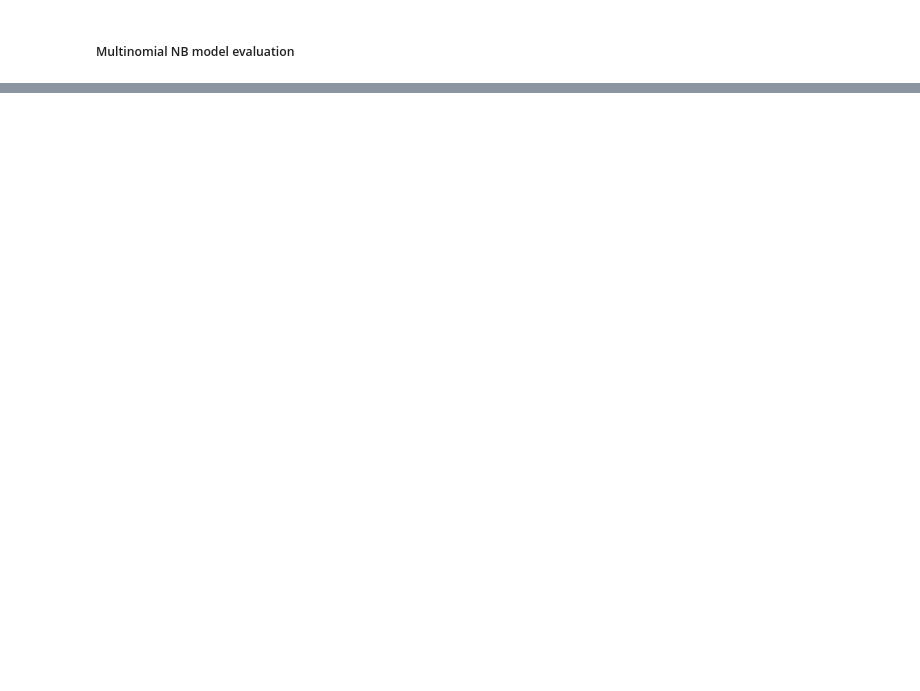
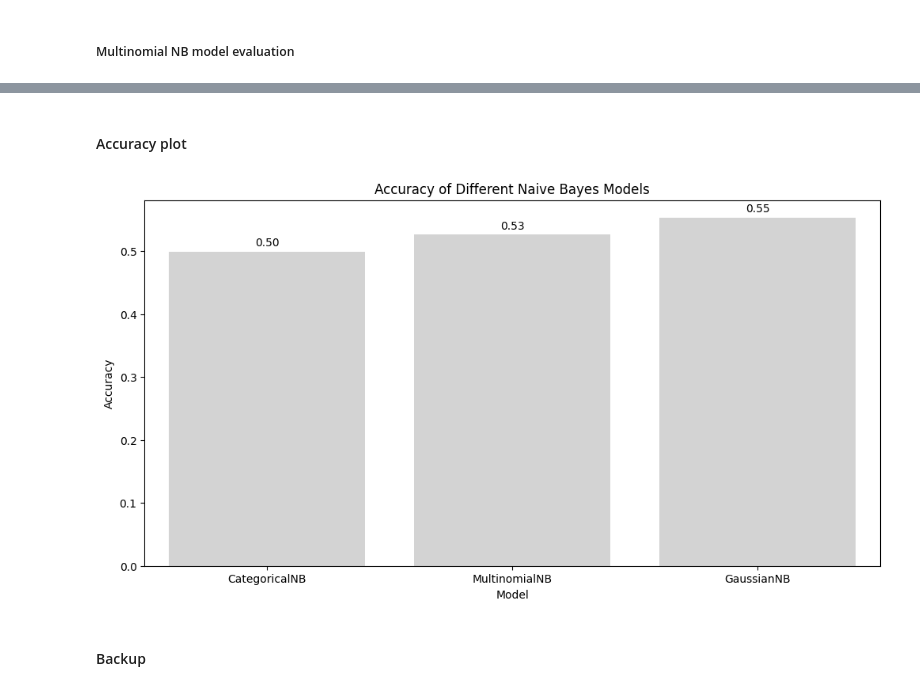
Before and after one commit to tuanna712/MLDSSpring25, a Jupyter notebook: notebooks/05_naive_bayes.ipynb, the cells around one changed output, grey strips where cells are left out. Cells and saved outputs as stored; diff of their text form; code cells hidden in the pictures; blank space fills up the shorter version.

```diff
--- a/notebooks/05_naive_bayes.ipynb
+++ b/notebooks/05_naive_bayes.ipynb
@@ -68,0 +69,4 @@ The Gaussian NB Model Prediction Probabilities are:
+# %%
+# Calculate the accuracy of the model
+gnb_accuracy = MyGNB_Model.score(Testing_G, Testing_G_Label)
+print("The accuracy of the Gaussian Naive Bayes model is: ", gnb_accuracy)
@@ -137,0 +144,4 @@ The Categorical NB Model Prediction Probabilities are:
+# %%
+# Calculate the accuracy of the model
+cnb_accuracy = My_CNB_Model.score(Testing_C, Testing_C_Label)
+print("The accuracy of the Categorical Naive Bayes model is: ", cnb_accuracy)
@@ -223,0 +254,4 @@ The Multinomial NB Model Prediction Probabilities are:
+# %%
+# Calculate the accuracy of the model
+mnb_accuracy = My_MN_Model.score(Testing_MN, Testing_MN_Label)
+print("The accuracy of the Multinomial Naive Bayes model is: ", mnb_accuracy)
@@ -359,0 +428,42 @@ SandstoneShale       0.00      0.00      0.00       448
+# %% [markdown]
+#### Accuracy plot
+# %%
+# Plot accuracy of the models
+import matplotlib.pyplot as plt
+import seaborn as sns
+import pandas as pd
+
+# Create a DataFrame with the data
+data = {
+    'Model': ['GaussianNB', 'CategoricalNB', 'MultinomialNB'],
+    'Accuracy': [gnb_accuracy, cnb_accuracy, mnb_accuracy],
+}
+
+df_plot = pd.DataFrame(data)
+# Sort ascending
+df_plot = df_plot.sort_values(by='Accuracy', ascending=True)
+
+# Set the figure size
+plt.figure(figsize=(12, 6))
+
+# Create a bar plot
+barplot = sns.barplot(x='Model', y='Accuracy', data=df_plot, color='lightgrey')
+
+# Add values on top of the bars
+for bar in barplot.patches:
+    barplot.annotate(format(bar.get_height(), '.2f'),
+                     (bar.get_x() + bar.get_width() / 2., bar.get_height()),
+                     ha='center', va='center', size=10, xytext=(0, 8),
+                     textcoords='offset points')
+
+# Add labels and title
+plt.xlabel('Model')
+plt.ylabel('Accuracy')
+plt.title('Accuracy of Different Naive Bayes Models')
+
+# Show the plot
+plt.show()
+# %% [output]
+[figure, added]
+# %% [markdown]
+#### Backup
```
Also changed, not shown: parts of 19 cells of this notebook, 5 other files.
